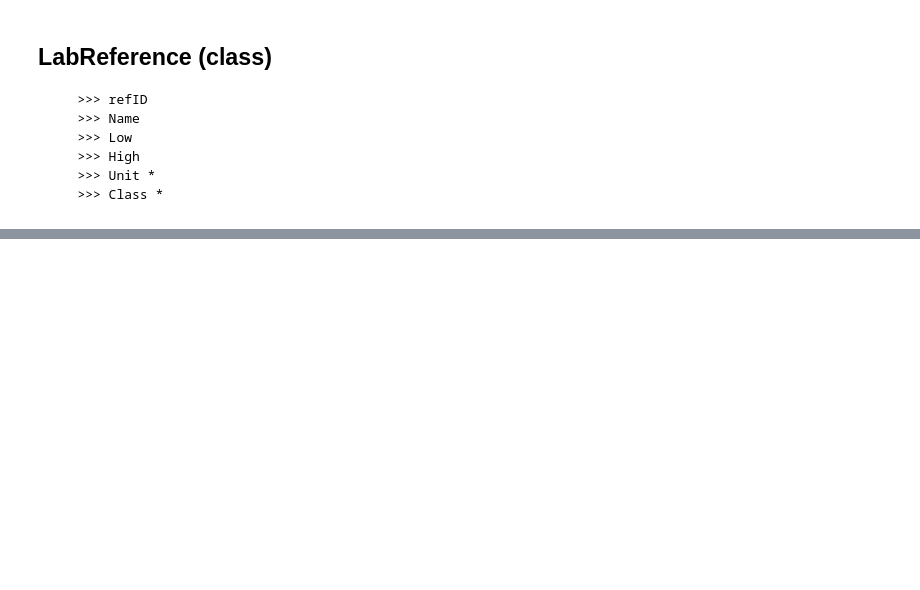
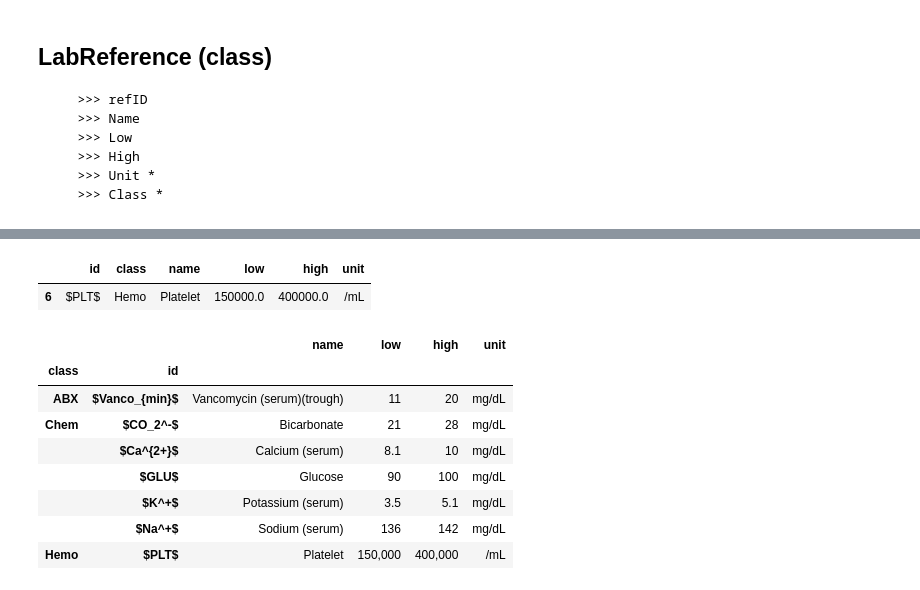
Before and after one commit to jsteinbecker/sars-cov-2, a Jupyter notebook: Projects/EHR/ehr.ipynb, the cells around one changed output, grey strips where cells are left out. Drawn from its saved outputs; the diff is of its cells as text; code cells hidden in the pictures; blank space fills up the shorter version.

```diff
--- a/Projects/EHR/ehr.ipynb
+++ b/Projects/EHR/ehr.ipynb
@@ -114,0 +142,17 @@ df.set_index(["class","id"]).sort_index()
+# %%
+df[df.id == "$PLT$"]
+# %% [output]
+|  | id | class | name | low | high | unit |
+| 6 | $PLT$ | Hemo | Platelet | 150000.0 | 400000.0 | /mL |
+# %%
+df.style.format({"low":"{:,g}","high":"{:,g}"})
+# %% [output]
+|  |  | name | low | high | unit |
+| class | id |  |  |  |  |
+| ABX | $Vanco_{min}$ | Vancomycin (serum)(trough) | 11 | 20 | mg/dL |
+| Chem | $CO_2^-$ | Bicarbonate | 21 | 28 | mg/dL |
+|  | $Ca^{2+}$ | Calcium (serum) | 8.1 | 10 | mg/dL |
+|  | $GLU$ | Glucose | 90 | 100 | mg/dL |
+|  | $K^+$ | Potassium (serum) | 3.5 | 5.1 | mg/dL |
+|  | $Na^+$ | Sodium (serum) | 136 | 142 | mg/dL |
+| Hemo | $PLT$ | Platelet | 150,000 | 400,000 | /mL |
```
Also changed, not shown: parts of 5 cells of this notebook, 10 other files.
